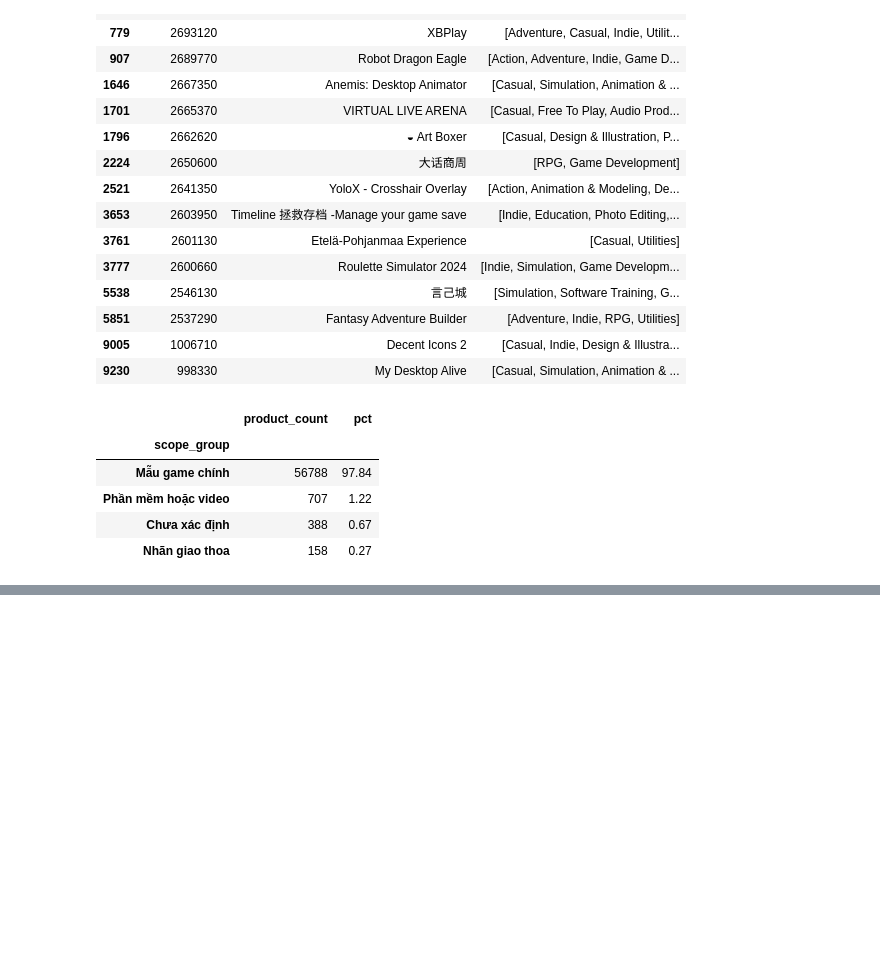
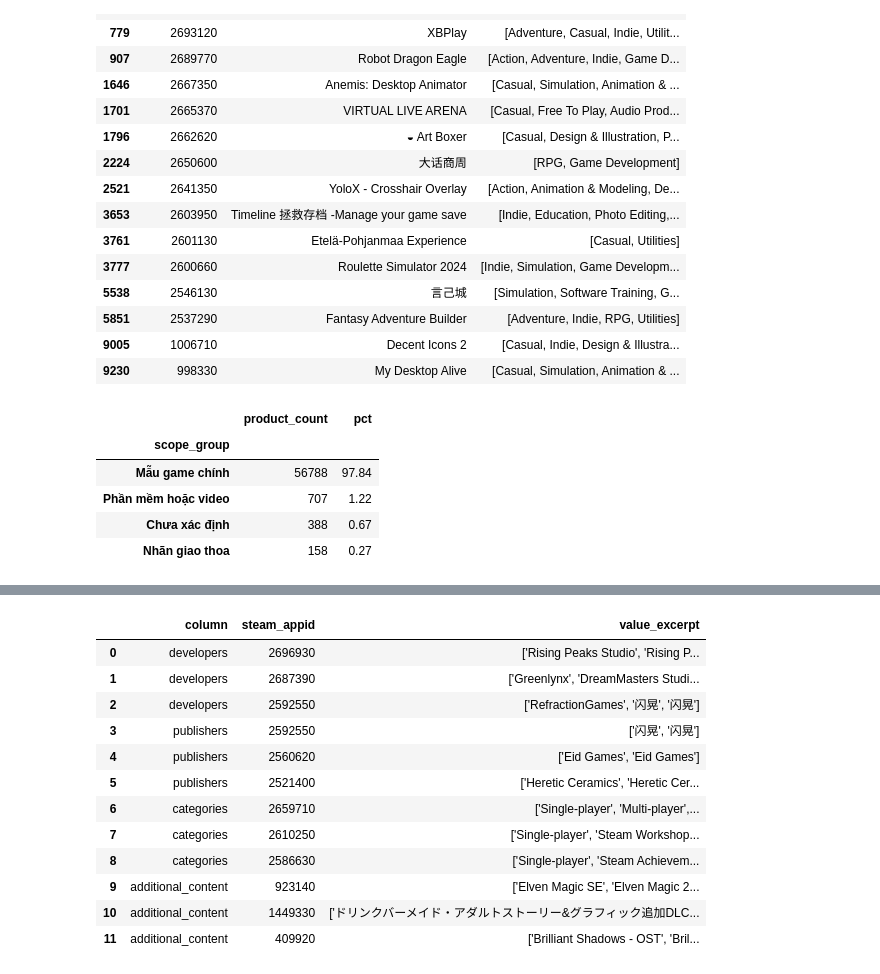
Before and after one commit to Duongvutung/Steam-Market-Intelligence-What-Makes-a-Game-Succeed-on-Steam, a Jupyter notebook: notebooks/01_cleaning.ipynb, the cells around one changed output, grey strips where cells are left out. Drawn from its saved outputs; the diff is of its cells as text; code cells hidden in the pictures; blank space fills up the shorter version.

Commit message:
Kiểm tra cấu trúc các trường danh sách

```diff
--- a/notebooks/01_cleaning.ipynb
+++ b/notebooks/01_cleaning.ipynb
@@ -560,3 +560,89 @@ display(scope_summary)
 | Phần mềm hoặc video | 707 | 1.22 |
 | Chưa xác định | 388 | 0.67 |
 | Nhãn giao thoa | 158 | 0.27 |
+# %%
+## Kiểm tra cấu trúc các trường dạng danh sách
+# Kiểm tra khả năng chuyển đổi chuỗi thành danh sách, kiểu
+# phần tử, phần tử rỗng và phần tử trùng trong từng bản ghi.
+# Phạm vi kiểm tra gồm toàn bộ dữ liệu
+array_columns = [
+    "developers",
+    "publishers",
+    "categories",
+    "genres",
+    "platforms",
+    "additional_content"
+]
+
+def parse_array(value):
+    try:
+        result = literal_eval(value)
+    except (ValueError, SyntaxError, TypeError):
+        return None
+
+    if isinstance(result, list):
+        return result
+
+    return None
+
+
+array_structure_audit = []
+array_issue_examples = []
+
+for col in array_columns:
+    parsed = df[col].map(parse_array)
+
+    parse_failed = parsed.isna()
+
+    wrong_element_type = parsed.map(
+        lambda items: isinstance(items, list)
+        and any(not isinstance(item, str) for item in items)
+    )
+
+    blank_element = parsed.map(
+        lambda items: isinstance(items, list)
+        and any(
+            isinstance(item, str) and item.strip() == ""
+            for item in items
+        )
+    )
+
+    # Chỉ kiểm tra trùng khi mọi phần tử đều là chuỗi.
+    duplicate_element = parsed.map(
+        lambda items: isinstance(items, list)
+        and all(isinstance(item, str) for item in items)
+        and len(items) != len(set(items))
+    )
+
+    array_structure_audit.append({
+        "column": col,
+        "parse_failed": int(parse_failed.sum()),
+        "wrong_element_type": int(wrong_element_type.sum()),
+        "blank_element": int(blank_element.sum()),
+        "duplicate_element": int(duplicate_element.sum())
+    })
+
+    has_issue = (
+        parse_failed
+        | wrong_element_type
+        | blank_element
+        | duplicate_element
+    )
+
+    if has_issue.any():
+        examples = df.loc[
+            has_issue, ["steam_appid", col]
+        ].head(3)
+
+        for _, row in examples.iterrows():
+            array_issue_examples.append({
+                "column": col,
+                "steam_appid": row["steam_appid"],
+                "value_excerpt": str(row[col])[:200]
+            })
+
+display(pd.DataFrame(array_structure_audit))
+
+if array_issue_examples:
+    display(pd.DataFrame(array_issue_examples))
+# %% [output]
@@ -562,0 +656,13 @@ display(scope_summary)
+|  | column | steam_appid | value_excerpt |
+| 0 | developers | 2696930 | ['Rising Peaks Studio', 'Rising P... |
+| 1 | developers | 2687390 | ['Greenlynx', 'DreamMasters Studi... |
+| 2 | developers | 2592550 | ['RefractionGames', '闪晃', '闪晃'] |
+| 3 | publishers | 2592550 | ['闪晃', '闪晃'] |
+| 4 | publishers | 2560620 | ['Eid Games', 'Eid Games'] |
+| 5 | publishers | 2521400 | ['Heretic Ceramics', 'Heretic Cer... |
+| 6 | categories | 2659710 | ['Single-player', 'Multi-player',... |
+| 7 | categories | 2610250 | ['Single-player', 'Steam Workshop... |
+| 8 | categories | 2586630 | ['Single-player', 'Steam Achievem... |
+| 9 | additional_content | 923140 | ['Elven Magic SE', 'Elven Magic 2... |
+| 10 | additional_content | 1449330 | ['ドリンクバーメイド・アダルトストーリー&グラフィック追加DLC... |
+| 11 | additional_content | 409920 | ['Brilliant Shadows - OST', 'Bril... |
```
Also changed, not shown: parts of 1 cell of this notebook, 1 other file.
